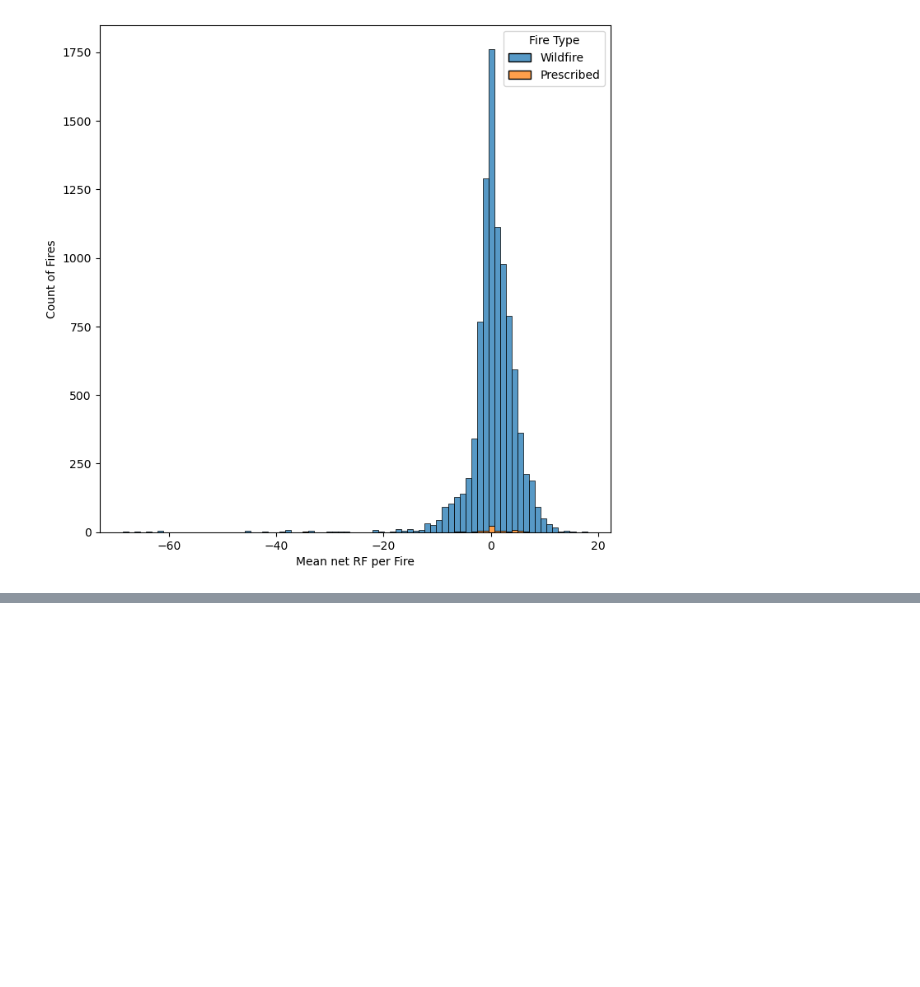
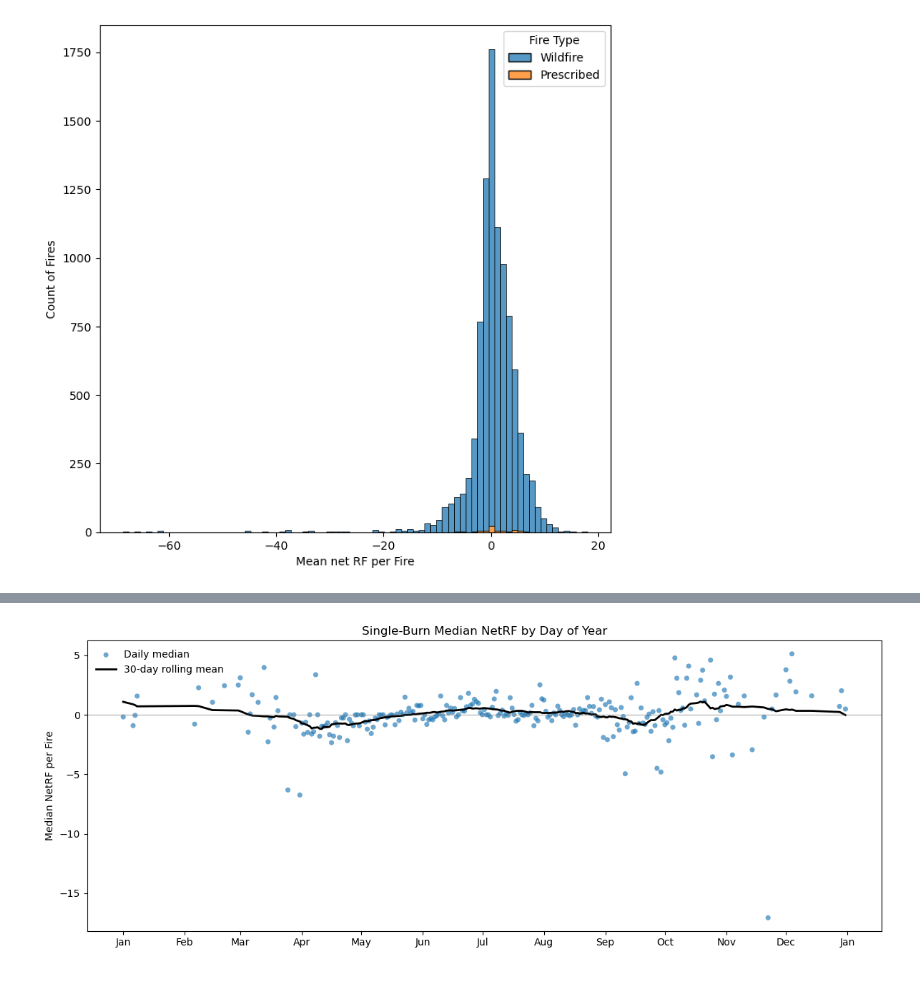
Before and after one commit to gina-alaska/gina-cdw, a Jupyter notebook: time_analysis.ipynb, the cells around one changed output, grey strips where cells are left out. Cells and saved outputs as stored; diff of their text form; code cells hidden in the pictures; blank space fills up the shorter version.

```diff
--- a/time_analysis.ipynb
+++ b/time_analysis.ipynb
@@ -111,0 +172,62 @@ plt.show()
+# %%
+# Median NetRF by calendar day (month + day), with rolling mean overlay.
+import matplotlib.dates as mdates
+
+median_df = df_filter.copy()
+
+median_df["MONTH"] = pd.to_numeric(median_df["MONTH"], errors="coerce")
+median_df["DAY"] = pd.to_numeric(median_df["DAY"], errors="coerce")
+median_df["NetRF"] = pd.to_numeric(median_df["NetRF"], errors="coerce")
+
+date_parts = pd.DataFrame(
+    {
+        "year": 2001,
+        "month": median_df["MONTH"],
+        "day": median_df["DAY"],
+    }
+)
+median_df["month_day"] = pd.to_datetime(date_parts, errors="coerce")
+
+median_by_day = (
+    median_df.dropna(subset=["month_day", "NetRF"])
+    .groupby("month_day", as_index=False)
+    .agg(NetRF_median=("NetRF", "median"))
+    .sort_values("month_day")
+)
+
+# Rolling mean over daily medians (window in days).
+window_days = 30
+median_by_day["rolling_mean"] = (
+    median_by_day["NetRF_median"].rolling(window=window_days, center=True, min_periods=1).mean()
+)
+
+fig, ax = plt.subplots(figsize=(12, 5))
+ax.scatter(
+    median_by_day["month_day"],
+    median_by_day["NetRF_median"],
+    s=26,
+    alpha=0.65,
+    edgecolors="none",
+    label="Daily median",
+)
+ax.plot(
+    median_by_day["month_day"],
+    median_by_day["rolling_mean"],
+    color="black",
+    linewidth=2,
+    label=f"{window_days}-day rolling mean",
+)
+ax.axhline(0, color="gray", linewidth=1, alpha=0.5)
+
+ax.set_title("Single-Burn Median NetRF by Day of Year")
+ax.set_xlabel(" ")
+ax.set_ylabel("Median NetRF per Fire")
+
+ax.xaxis.set_major_locator(mdates.MonthLocator())
+ax.xaxis.set_major_formatter(mdates.DateFormatter("%b"))
+ax.legend(frameon=False)
+
+plt.tight_layout()
+plt.show()
+# %% [output]
+[figure, added]
```
Also changed, not shown: parts of 8 cells of this notebook, 1 other file.
